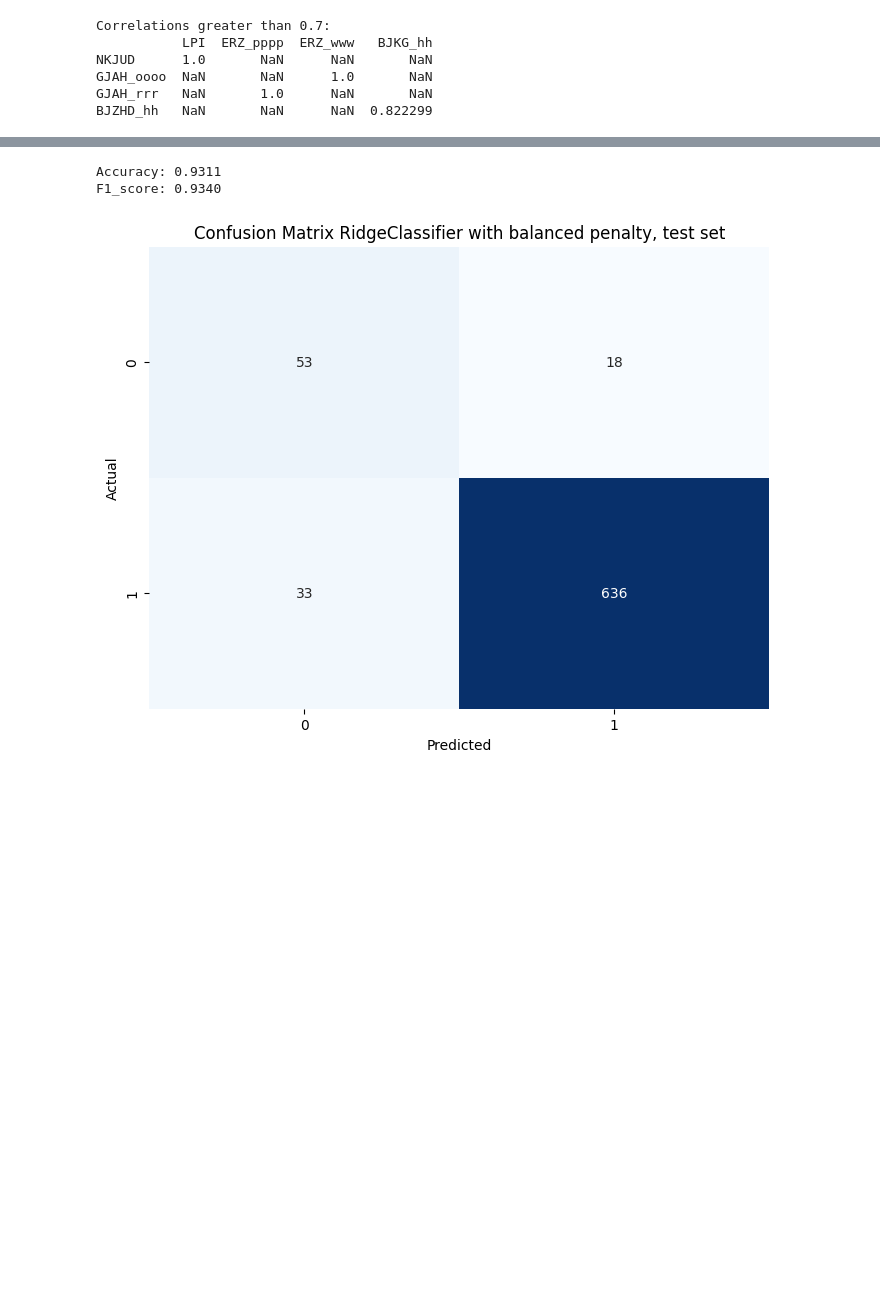
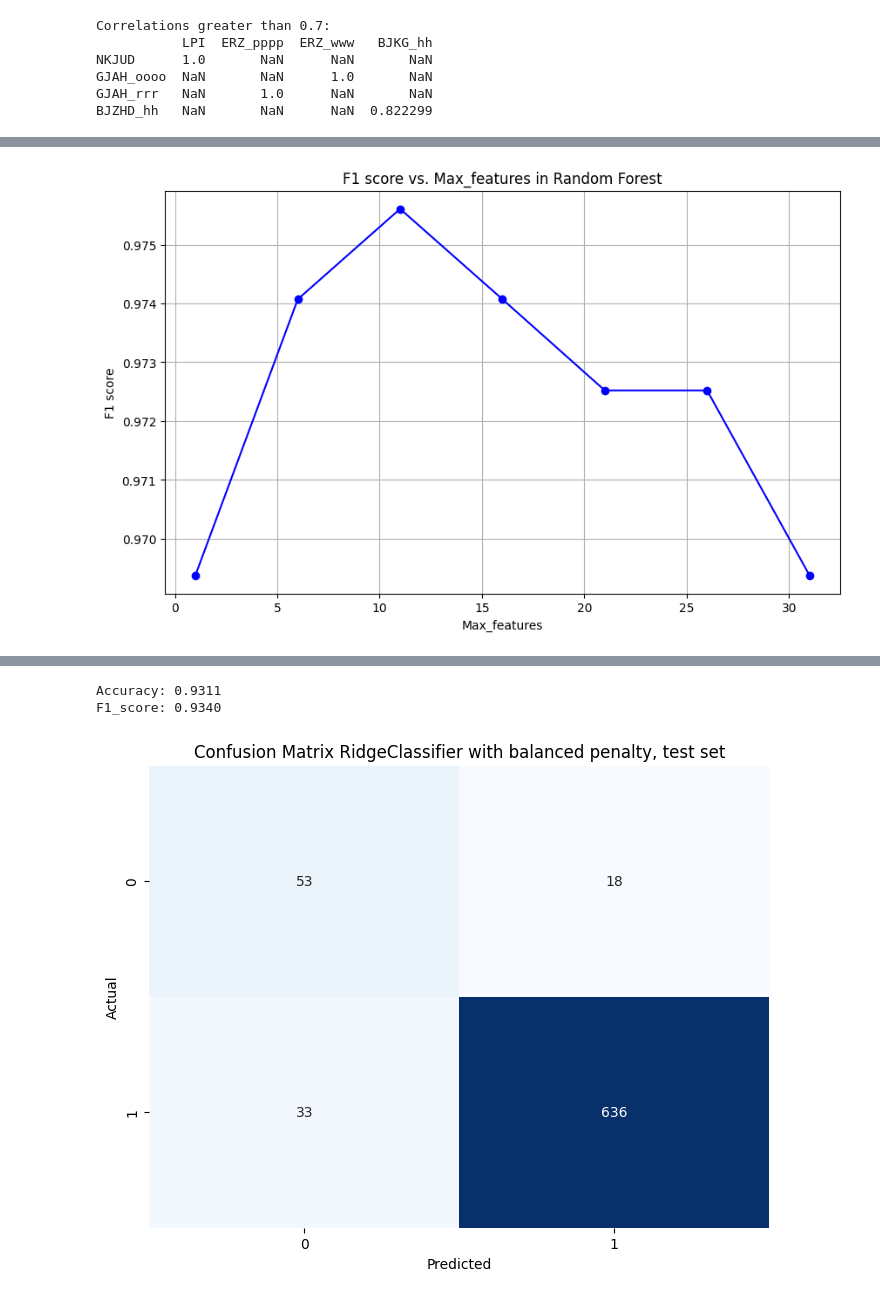
Before and after one commit to nursaltyn/binary_classifier, a Jupyter notebook: classifier.ipynb, the cells around one changed output, grey strips where cells are left out. Drawn from its saved outputs; the diff is of its cells as text; code cells hidden in the pictures; blank space fills up the shorter version.

```diff
--- a/classifier.ipynb
+++ b/classifier.ipynb
@@ -539,0 +606,23 @@ Error weight to class 'yes': 0.540303738317757
+# %%
+f1_scores_features = []
+accuracies_features = []
+max_features_list = []
+for l in range(1, len(predictors), 5):
+    max_features_list.append(l)
+    rf = RandomForestClassifier(n_estimators=10, max_features=l, class_weight='balanced', random_state=42)
+    rf.fit(X_train, y_train)
+    y_pred = rf.predict(X_test)
+    accuracy = accuracy_score(y_test, y_pred)
+    f1 = f1_score(y_test, y_pred, average='weighted')
+    f1_scores_features.append(f1)
+    accuracies_features.append(accuracy)
+# %%
+plt.figure(figsize=(10, 6))
+plt.plot(max_features_list, f1_scores_features, marker='o', linestyle='-', color='b')
+plt.title('F1 score vs. Max_features in Random Forest')
+plt.xlabel('Max_features')
+plt.ylabel('F1 score')
+plt.grid(True)
+plt.show()
+# %% [output]
+[figure, added]
```
Also changed, not shown: parts of 66 cells of this notebook, 4 other files.
